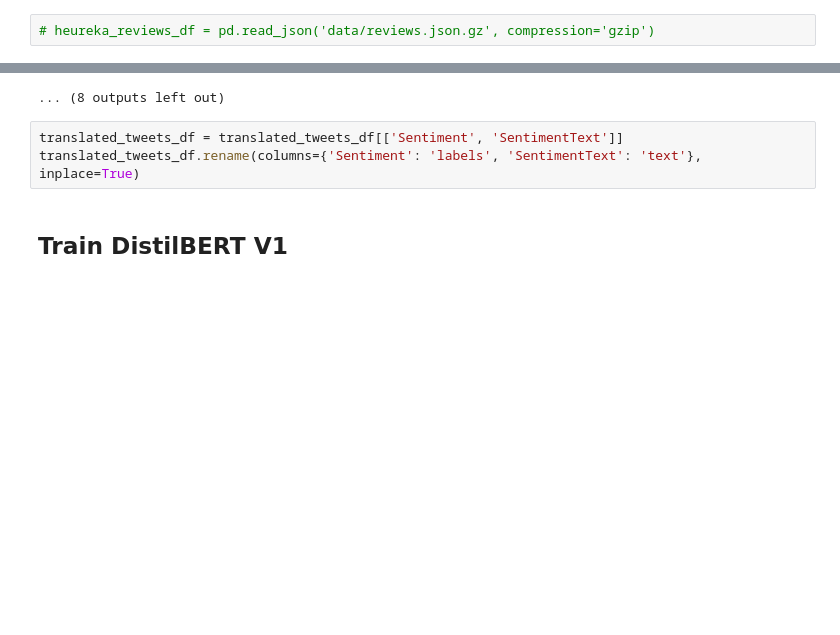
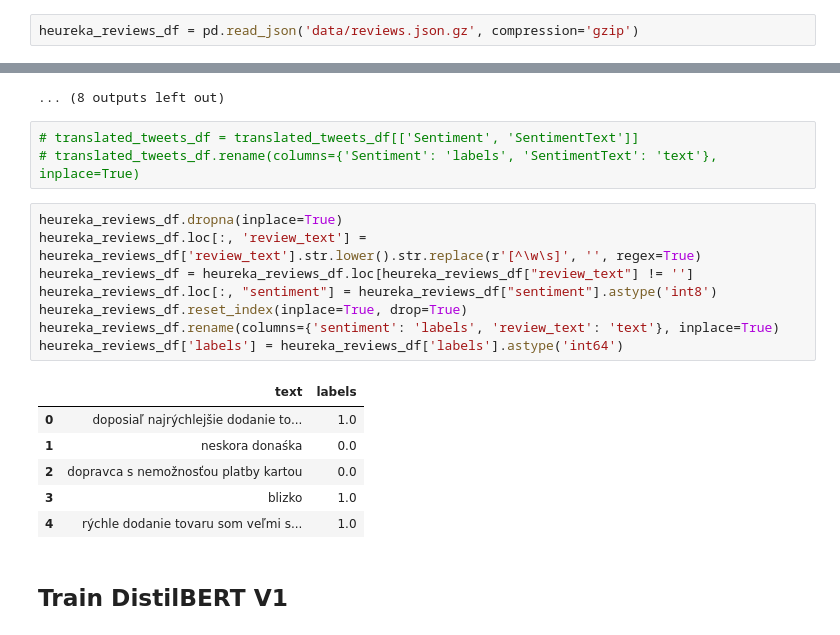
Before and after one commit to erikbozik/nlp_sentiment_analysis, a Jupyter notebook: sentiment_analysis_distilbert.ipynb, the cells around one changed output, grey strips where cells are left out. Drawn from its saved outputs; the diff is of its cells as text; blank space fills up the shorter version.

Commit message:
Prepare distilbert for training on heureka reviews

```diff
--- a/sentiment_analysis_distilbert.ipynb
+++ b/sentiment_analysis_distilbert.ipynb
@@ -25,5 +25,5 @@ translated_tweets_df = pd.read_csv('data/translated_tweets.csv.gz', compression=
 # %%
-# heureka_reviews_df = pd.read_json('data/reviews.json.gz', compression='gzip')
+heureka_reviews_df = pd.read_json('data/reviews.json.gz', compression='gzip')
 # %%
 # gpt4_reviews_df = pd.read_csv('data/GPT4_reviews.csv')
 # %%
@@ -103,8 +103,23 @@ GPT-4 Reviews DataFrame Head
 | 4 | 5 | Excelentná kvalita za rozumnú cenu. | 1 |
 ... (8 outputs left out)
 # %%
-translated_tweets_df = translated_tweets_df[['Sentiment', 'SentimentText']]
-translated_tweets_df.rename(columns={'Sentiment': 'labels', 'SentimentText': 'text'}, inplace=True)
+# translated_tweets_df = translated_tweets_df[['Sentiment', 'SentimentText']]
+# translated_tweets_df.rename(columns={'Sentiment': 'labels', 'SentimentText': 'text'}, inplace=True)
+# %%
+heureka_reviews_df.dropna(inplace=True)
+heureka_reviews_df.loc[:, 'review_text'] = heureka_reviews_df['review_text'].str.lower().str.replace(r'[^\w\s]', '', regex=True)
+heureka_reviews_df = heureka_reviews_df.loc[heureka_reviews_df["review_text"] != '']
+heureka_reviews_df.loc[:, "sentiment"] = heureka_reviews_df["sentiment"].astype('int8')
+heureka_reviews_df.reset_index(inplace=True, drop=True)
+heureka_reviews_df.rename(columns={'sentiment': 'labels', 'review_text': 'text'}, inplace=True)
+heureka_reviews_df['labels'] = heureka_reviews_df['labels'].astype('int64')
+# %% [output]
+|  | text | labels |
+| 0 | doposiaľ najrýchlejšie dodanie to... | 1.0 |
+| 1 | neskora donaśka | 0.0 |
+| 2 | dopravca s nemožnosťou platby kartou | 0.0 |
+| 3 | blizko | 1.0 |
+| 4 | rýchle dodanie tovaru som veľmi s... | 1.0 |
 # %% [markdown]
 ## Train DistilBERT V1
 # %% [markdown]
```
Also changed, not shown: parts of 3 cells of this notebook.
